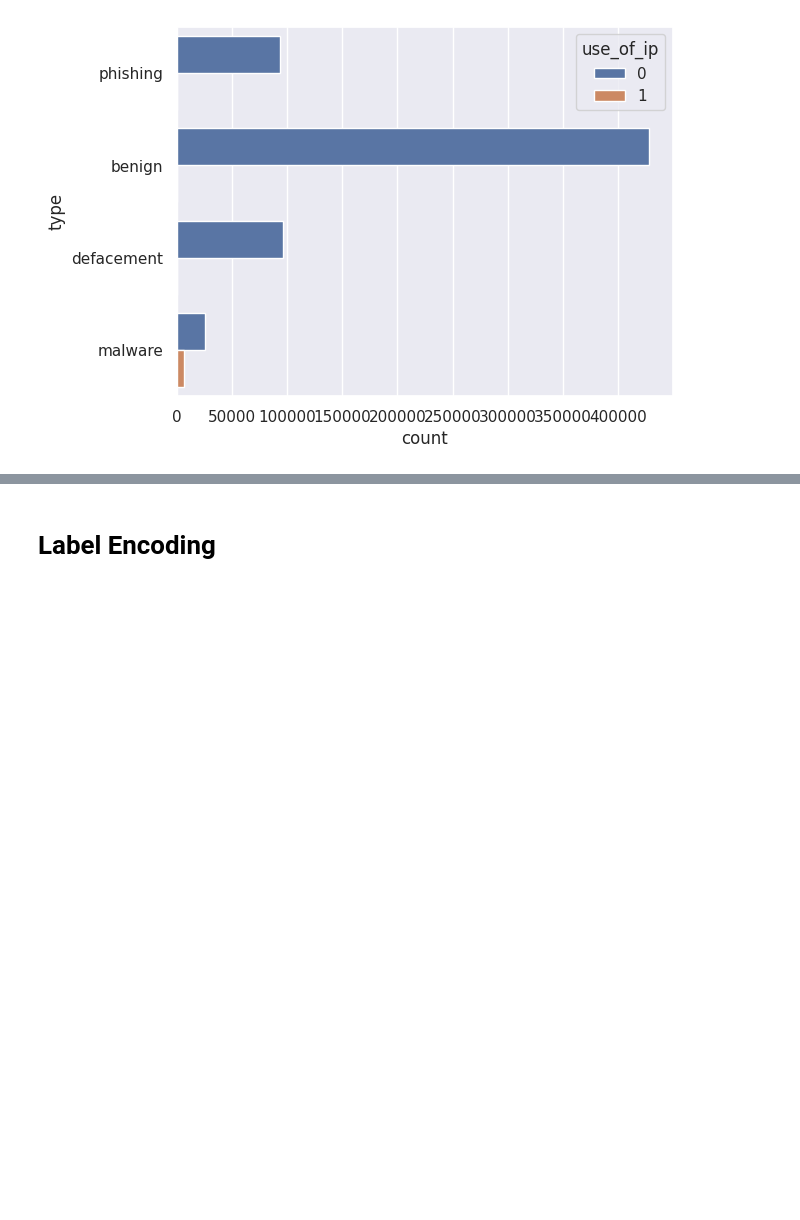
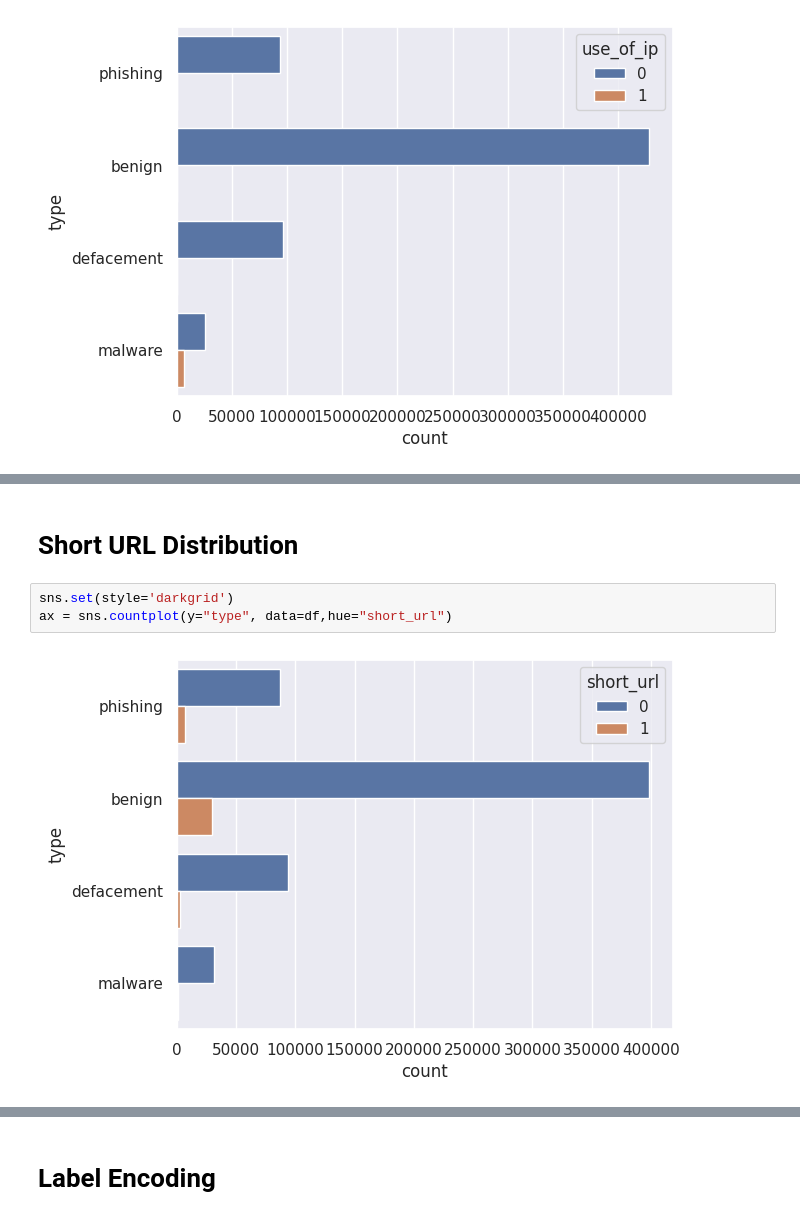
Before and after one commit to aamirigithub/AI4Cyber, a Jupyter notebook: AI4Cyber_Phishing.ipynb, the cells around one changed output, grey strips where cells are left out. Saved outputs shown, nothing was run; the diff lists cells and outputs as text; blank space fills up the shorter version.

```diff
--- a/AI4Cyber_Phishing.ipynb
+++ b/AI4Cyber_Phishing.ipynb
@@ -324,0 +341,7 @@ ax = sns.countplot(y="type", data=df,hue="use_of_ip")
+# %% [markdown]
+# Short URL Distribution
+# %%
+sns.set(style='darkgrid')
+ax = sns.countplot(y="type", data=df,hue="short_url")
+# %% [output]
+[figure, added]
```
Also changed, not shown: parts of 39 cells of this notebook.
